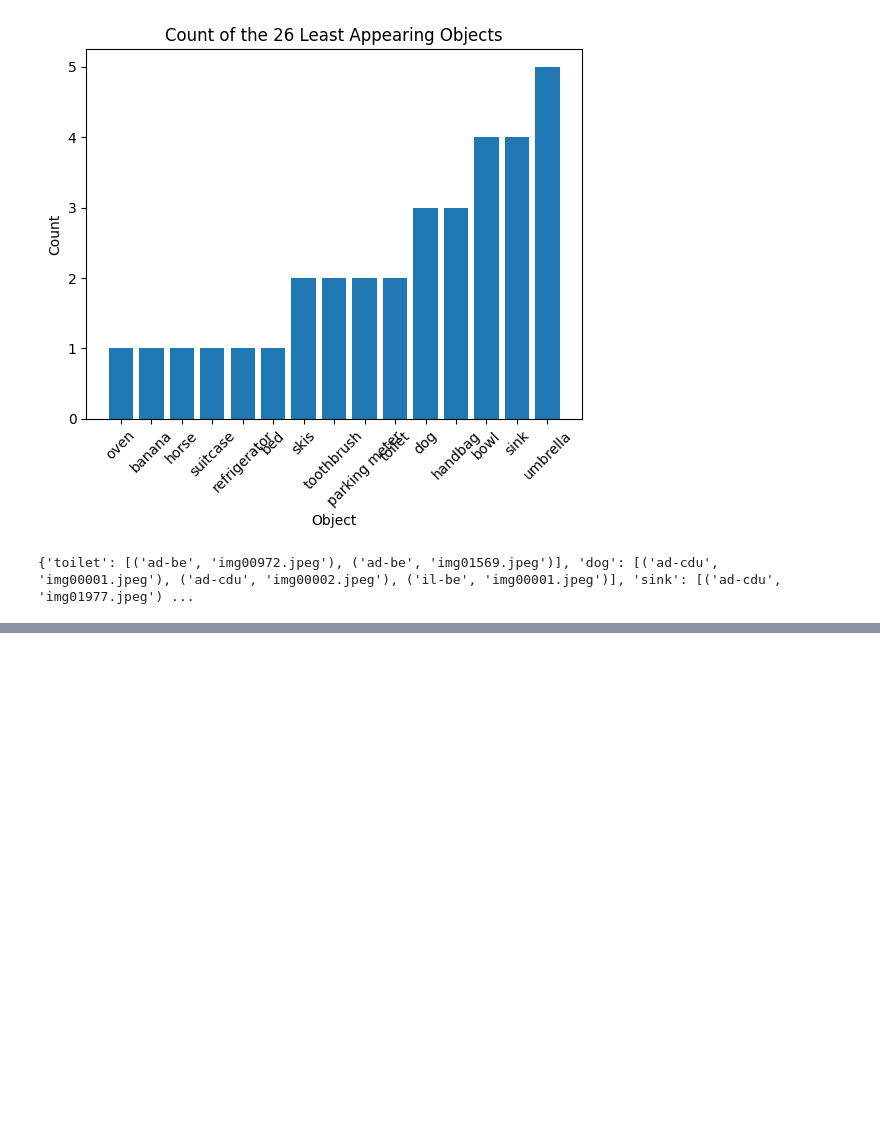
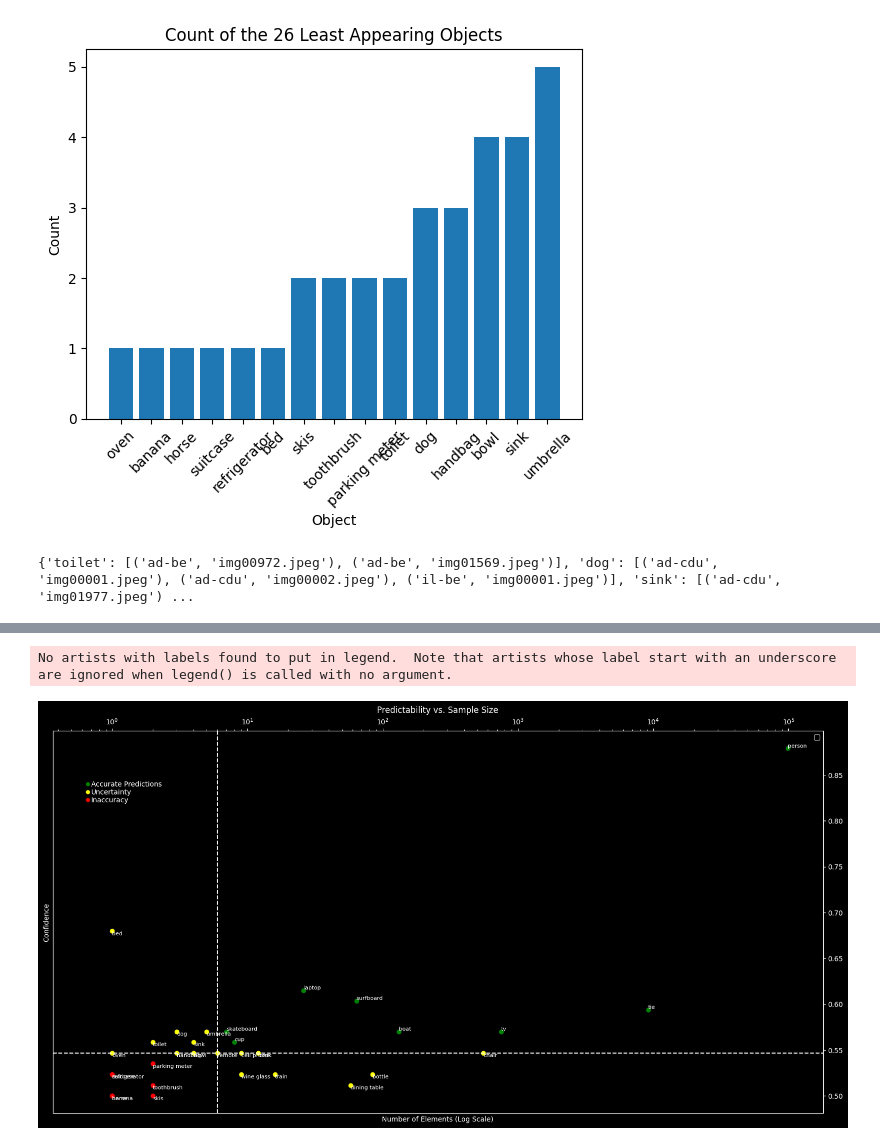
Before and after one commit to bernardoo-soares/BigData, a Jupyter notebook: Caeiro_Notebook.ipynb, the cells around one changed output, grey strips where cells are left out. Drawn from its saved outputs; the diff is of its cells as text; code cells hidden in the pictures; blank space fills up the shorter version.

```diff
--- a/Caeiro_Notebook.ipynb
+++ b/Caeiro_Notebook.ipynb
@@ -102,0 +312,59 @@ RuntimeError: No mappable was found to use for colorbar creation. First define a
+# %%
+middle_point = np.median(num_elements)
+
+# Calculate the median confidence level
+median_confidence_level = np.median(median_confidences)
+
+
+
+plt.style.use('dark_background')
+
+# Plot the graph with log scale on the x-axis
+plt.figure(figsize=(20, 10))
+plt.scatter(num_elements, median_confidences, color='blue', alpha=0.5)
+plt.axvline(x=middle_point, color='white', linestyle='--')
+plt.axhline(y=median_confidence_level, color='white', linestyle='--')
+plt.xlabel('Number of Elements (Log Scale)')
+plt.ylabel('Confidence')
+plt.title('Predictability vs. Sample Size')
+plt.xscale('log')  # Apply logarithmic scale to the x-axis
+plt.legend()
+
+# Get the coordinates of the median lines
+x_median_line = middle_point
+y_median_line = median_confidence_level
+
+# Color points based on their quadrant and label them with class labels
+for x, y, label in zip(num_elements, median_confidences, class_labels):
+    if x > x_median_line and y > y_median_line:  # Second quadrant
+        plt.scatter(x, y, color='green')
+        plt.text(x, y, label, fontsize=8, ha='left', va='bottom')
+    elif x < x_median_line and y < y_median_line:  # Fourth quadrant
+        plt.scatter(x, y, color='red')
+        plt.text(x, y, label, fontsize=8, ha='left', va='top')
+    else:
+        plt.scatter(x, y, color='yellow')
+        plt.text(x, y, label, fontsize=8, ha='left', va='top')
+
+circle_x = 0.66  # X-coordinate of the circle
+circle_y = 0.84   # Y-coordinate of the circle
+plt.scatter(circle_x, circle_y, color='green', marker='o', s=25)
+
+circle_x = 0.66  # X-coordinate of the circle
+circle_y = 0.8315   # Y-coordinate of the circle
+plt.scatter(circle_x, circle_y, color='yellow', marker='o', s=25)
+
+circle_x = 0.66  # X-coordinate of the circle
+circle_y = 0.823   # Y-coordinate of the circle
+plt.scatter(circle_x, circle_y, color='red', marker='o', s=25)
+combined_label = 'Accurate Predictions\nUncertainty\nInaccuracy'
+plt.text(0.70, 0.82, combined_label, fontsize=10, color='white')
+
+# Move the x-axis and y-axis to the right
+plt.gca().yaxis.set_ticks_position('right')
+plt.gca().xaxis.set_ticks_position('top')
+
+plt.show()
+# %% [output]
+No artists with labels found to put in legend.  Note that artists whose label start with an underscore are ignored when legend() is called with no argument.
+[figure, added]
```
Also changed, not shown: parts of 7 cells of this notebook.
